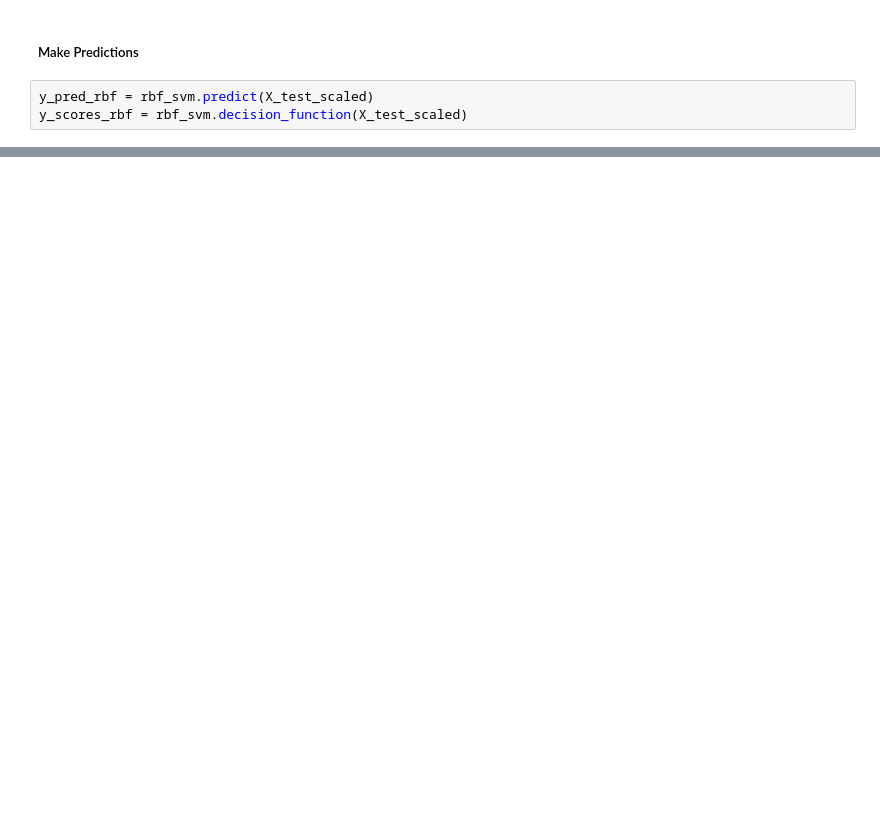
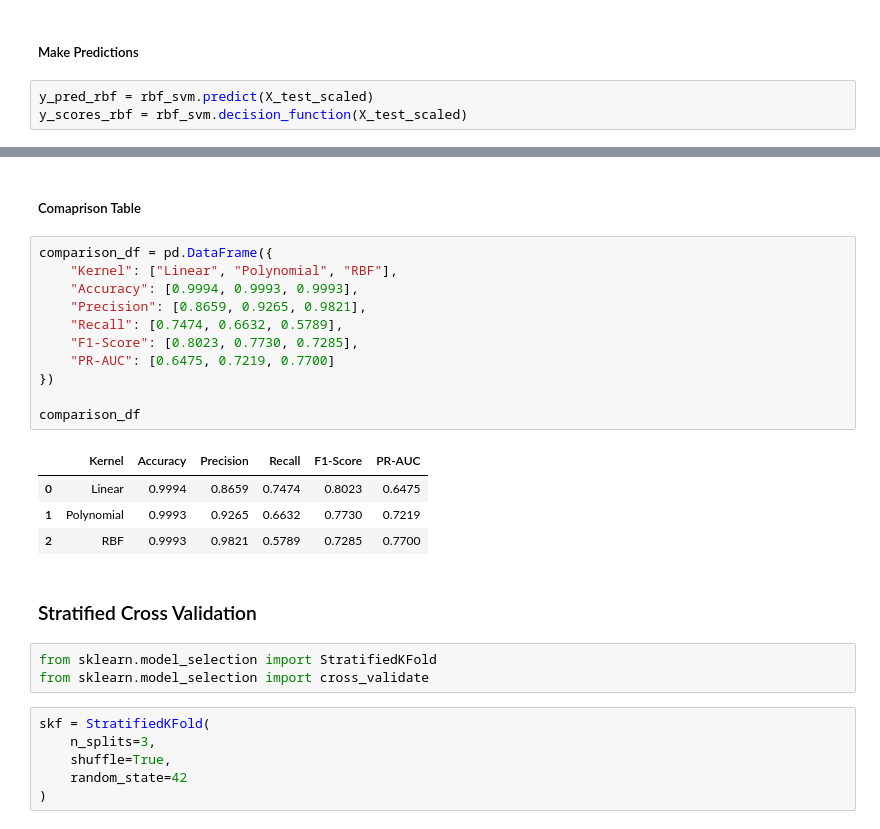
Before and after one commit to aaryanyaadav/Real-Time-Card-Not-Present-Fraud-Detection, a Jupyter notebook: Real_Time_Card_Not_Present_Fraud_Detection.ipynb, the cells around one changed output, grey strips where cells are left out. Cells and saved outputs as stored; diff of their text form; blank space fills up the shorter version.

```diff
--- a/Real_Time_Card_Not_Present_Fraud_Detection.ipynb
+++ b/Real_Time_Card_Not_Present_Fraud_Detection.ipynb
@@ -337,0 +375,29 @@ y_scores_rbf = rbf_svm.decision_function(X_test_scaled)
+# %% [markdown]
+##### Comaprison Table
+# %%
+comparison_df = pd.DataFrame({
+    "Kernel": ["Linear", "Polynomial", "RBF"],
+    "Accuracy": [0.9994, 0.9993, 0.9993],
+    "Precision": [0.8659, 0.9265, 0.9821],
+    "Recall": [0.7474, 0.6632, 0.5789],
+    "F1-Score": [0.8023, 0.7730, 0.7285],
+    "PR-AUC": [0.6475, 0.7219, 0.7700]
+})
+
+comparison_df
+# %% [output]
+|  | Kernel | Accuracy | Precision | Recall | F1-Score | PR-AUC |
+| 0 | Linear | 0.9994 | 0.8659 | 0.7474 | 0.8023 | 0.6475 |
+| 1 | Polynomial | 0.9993 | 0.9265 | 0.6632 | 0.7730 | 0.7219 |
+| 2 | RBF | 0.9993 | 0.9821 | 0.5789 | 0.7285 | 0.7700 |
+# %% [markdown]
+### Stratified Cross Validation
+# %%
+from sklearn.model_selection import StratifiedKFold
+from sklearn.model_selection import cross_validate
+# %%
+skf = StratifiedKFold(
+    n_splits=3,
+    shuffle=True,
+    random_state=42
+)
```
Also changed, not shown: parts of 31 cells of this notebook.
